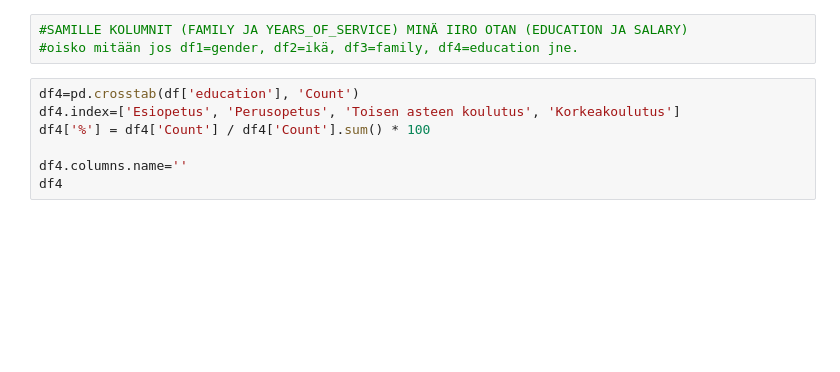
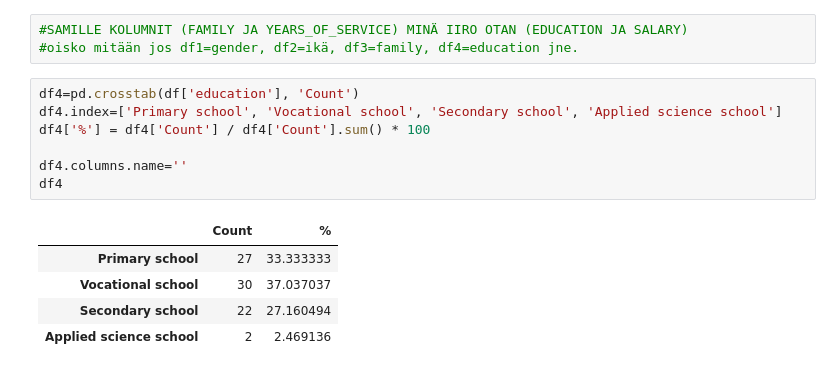
Before and after one commit to YSPLS/Tiedonk-sittely-pythonilla, a Jupyter notebook: code/project.ipynb, the cells around one changed output. Drawn from its saved outputs; the diff is of its cells as text; blank space fills up the shorter version.

```diff
--- a/code/project.ipynb
+++ b/code/project.ipynb
@@ -45,11 +110,17 @@ age_service_crosstab
 #oisko mitään jos df1=gender, df2=ikä, df3=family, df4=education jne.
 # %%
 df4=pd.crosstab(df['education'], 'Count')
-df4.index=['Esiopetus', 'Perusopetus', 'Toisen asteen koulutus', 'Korkeakoulutus']
+df4.index=['Primary school', 'Vocational school', 'Secondary school', 'Applied science school']
 df4['%'] = df4['Count'] / df4['Count'].sum() * 100
 
 df4.columns.name=''
 df4
+# %% [output]
+|  | Count | % |
+| Primary school | 27 | 33.333333 |
+| Vocational school | 30 | 37.037037 |
+| Secondary school | 22 | 27.160494 |
+| Applied science school | 2 | 2.469136 |
 # %%
 df4.plot.barh()
 plt.title('EDUCTAION')
```
Also changed, not shown: parts of 13 cells of this notebook.
